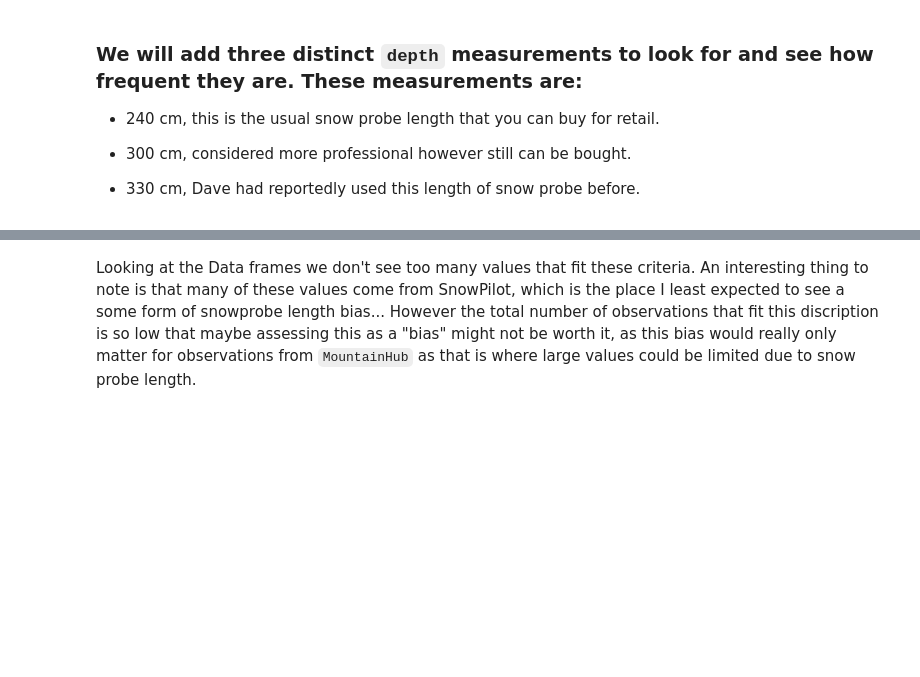
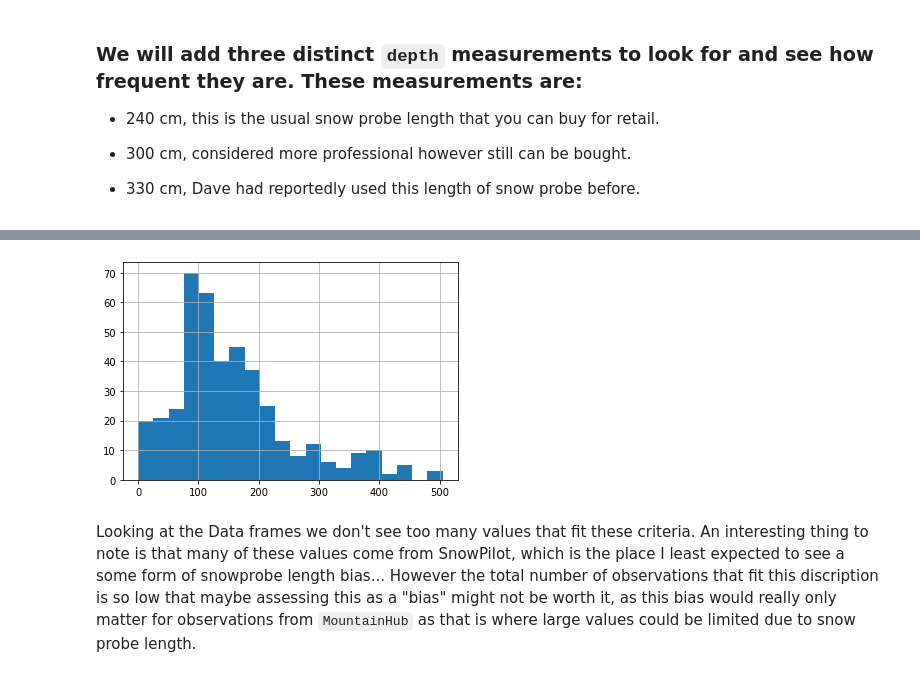
Before and after one commit to kamranwithak/Covid-vaccine-scheduler, a Jupyter notebook: CSOLARGE.ipynb, the cells around one changed output, grey strips where cells are left out. Drawn from its saved outputs; the diff is of its cells as text; code cells hidden in the pictures; blank space fills up the shorter version.

```diff
--- a/CSOLARGE.ipynb
+++ b/CSOLARGE.ipynb
@@ -74,5 +74,9 @@ CSO_CADepth3
 # %% [output]
 |  | id | author | depth | source | timestamp | elevation | geometry | flags |
 | 340 | WLc5wmSI | Logan Talbott | 330.0 | SnowPilot | 2019-01-19 19:15:00+00:00 | 2114.563721 | POINT (-120.28033 39.20698) | True |
+# %%
+histogram_CA = CSO_CA['depth'].hist(bins = 20)
+# %% [output]
+[figure, added]
 # %% [markdown]
 Looking at the Data frames we don't see too many values that fit these criteria. An interesting thing to note is that many of these values come from SnowPilot, which is the place I least expected to see a some form of snowprobe length bias... However the total number of observations that fit this discription is so low that maybe assessing this as a "bias" might not be worth it, as this bias would really only matter for observations from `MountainHub` as that is where large values could be limited due to snow probe length.
```
Also changed, not shown: parts of 23 cells of this notebook.
